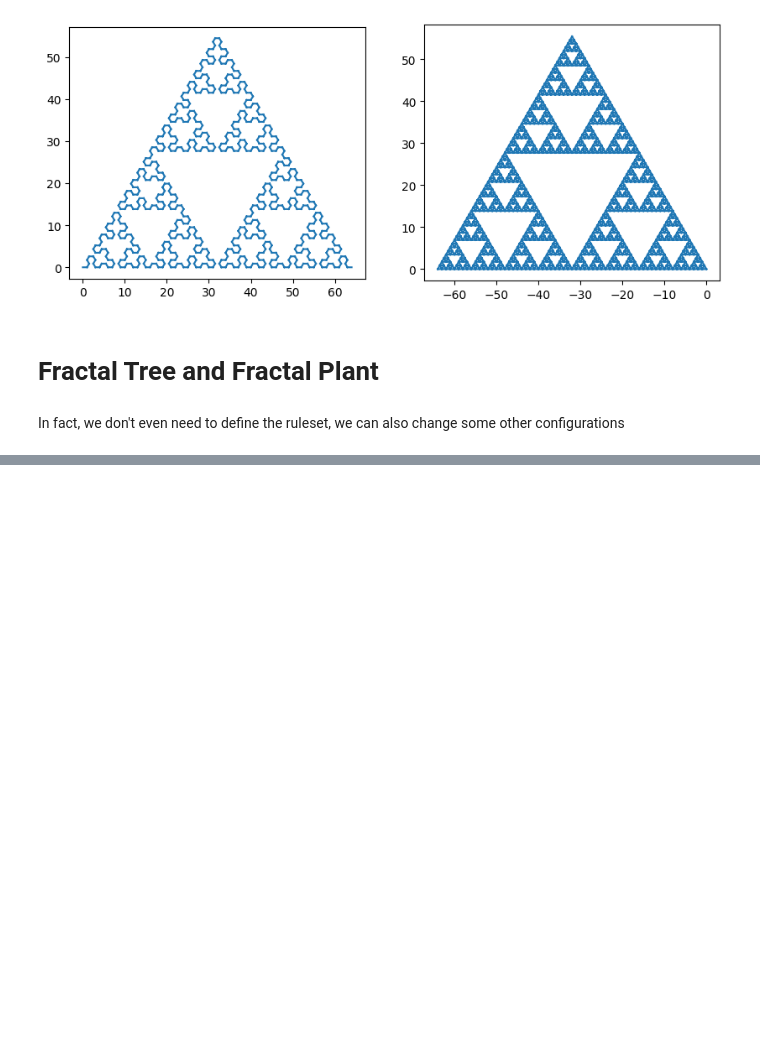
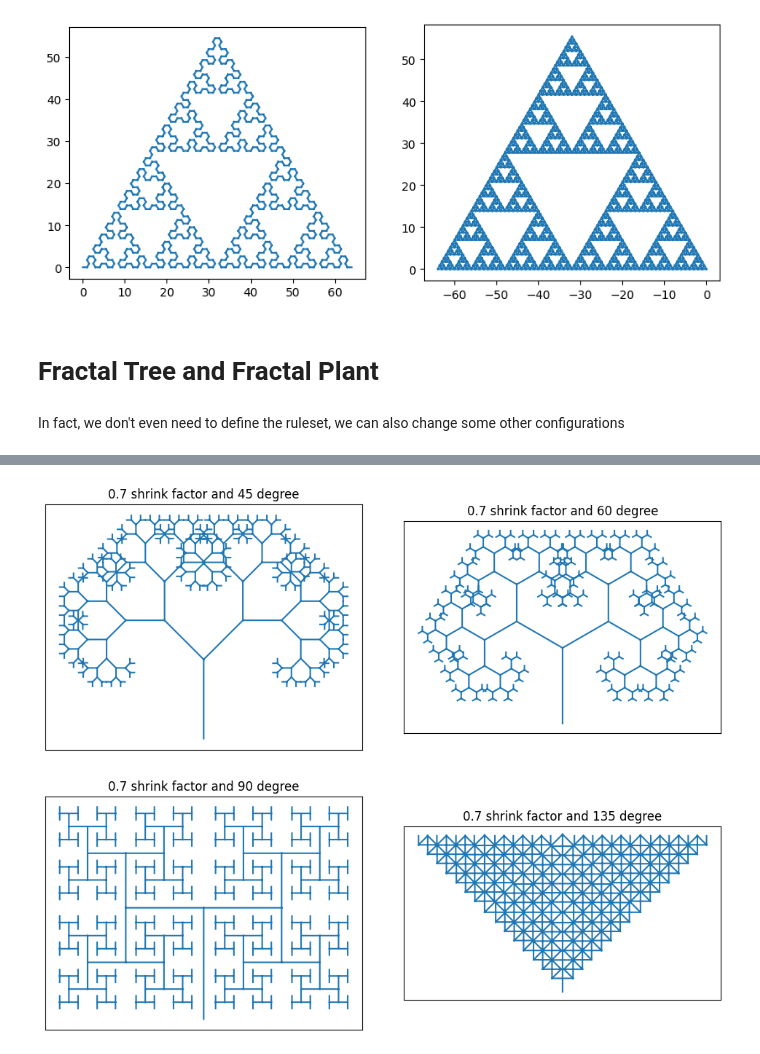
Before and after one commit to Ngoc-Cac/GraphicsDrawing, a Jupyter notebook: Lindenmayer/demo.ipynb, the cells around one changed output, grey strips where cells are left out. Drawn from its saved outputs; the diff is of its cells as text; code cells hidden in the pictures; blank space fills up the shorter version.

```diff
--- a/Lindenmayer/demo.ipynb
+++ b/Lindenmayer/demo.ipynb
@@ -95,0 +135,16 @@ for i, ruleset in enumerate(rulesets):
+# %%
+num_iters = 8
+rulesets = [NicerFractalTree, NFT2, NFT3, NFT4]
+
+fig = plt.figure(figsize=(10, 8))
+axes = fig.subplots(2, 2).flatten()
+
+fig.tight_layout()
+for i, ruleset in enumerate(rulesets):
+    plot_state(ruleset, num_iters, ax=axes[i])
+
+    axes[i].set_title(f'{ruleset.shrink_factor} shrink factor and {ruleset.turning_angle} degree')
+    axes[i].get_xaxis().set_ticks([])
+    axes[i].get_yaxis().set_ticks([])
+# %% [output]
+[figure, added]
```
Also changed, not shown: parts of 6 cells of this notebook.
